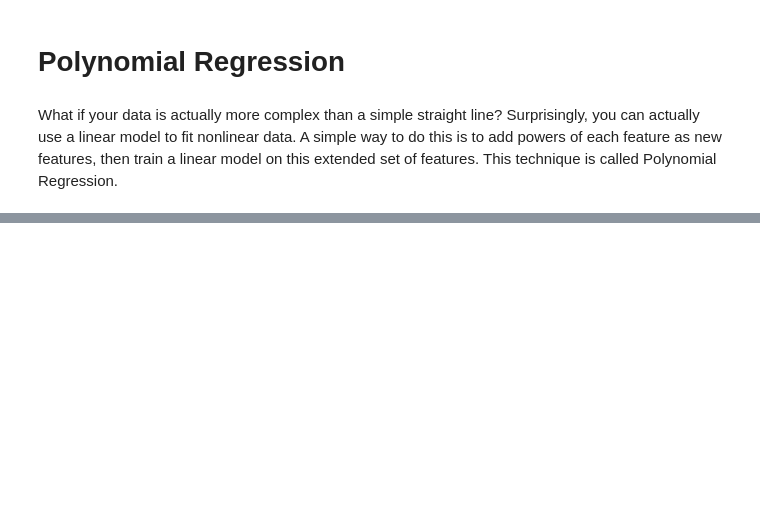
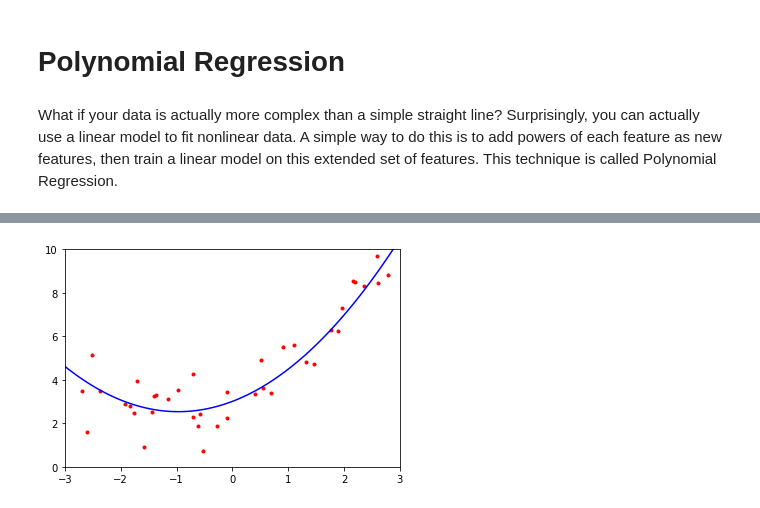
Before and after one commit to kkfaisal/ml-notes, a Jupyter notebook: ml-handson/chapter_04.ipynb, the cells around one changed output, grey strips where cells are left out. Saved outputs shown, nothing was run; the diff lists cells and outputs as text; code cells hidden in the pictures; blank space fills up the shorter version.

```diff
--- a/ml-handson/chapter_04.ipynb
+++ b/ml-handson/chapter_04.ipynb
@@ -280,0 +303,12 @@ What if your data is actually more complex than a simple straight line? Surprisi
+# %%
+X_new=np.linspace(-3,3,100).reshape(100,1)
+X_new_poly = poly_feature.transform(X_new)
+
+y_new=lin_reg.predict(X_new_poly)
+
+plt.plot(X,y,'r.')
+plt.plot(X_new,y_new,'b-')
+plt.axis([-3,3,0,10])
+plt.show()
+# %% [output]
+[figure, added]
```
Also changed, not shown: parts of 4 cells of this notebook.
